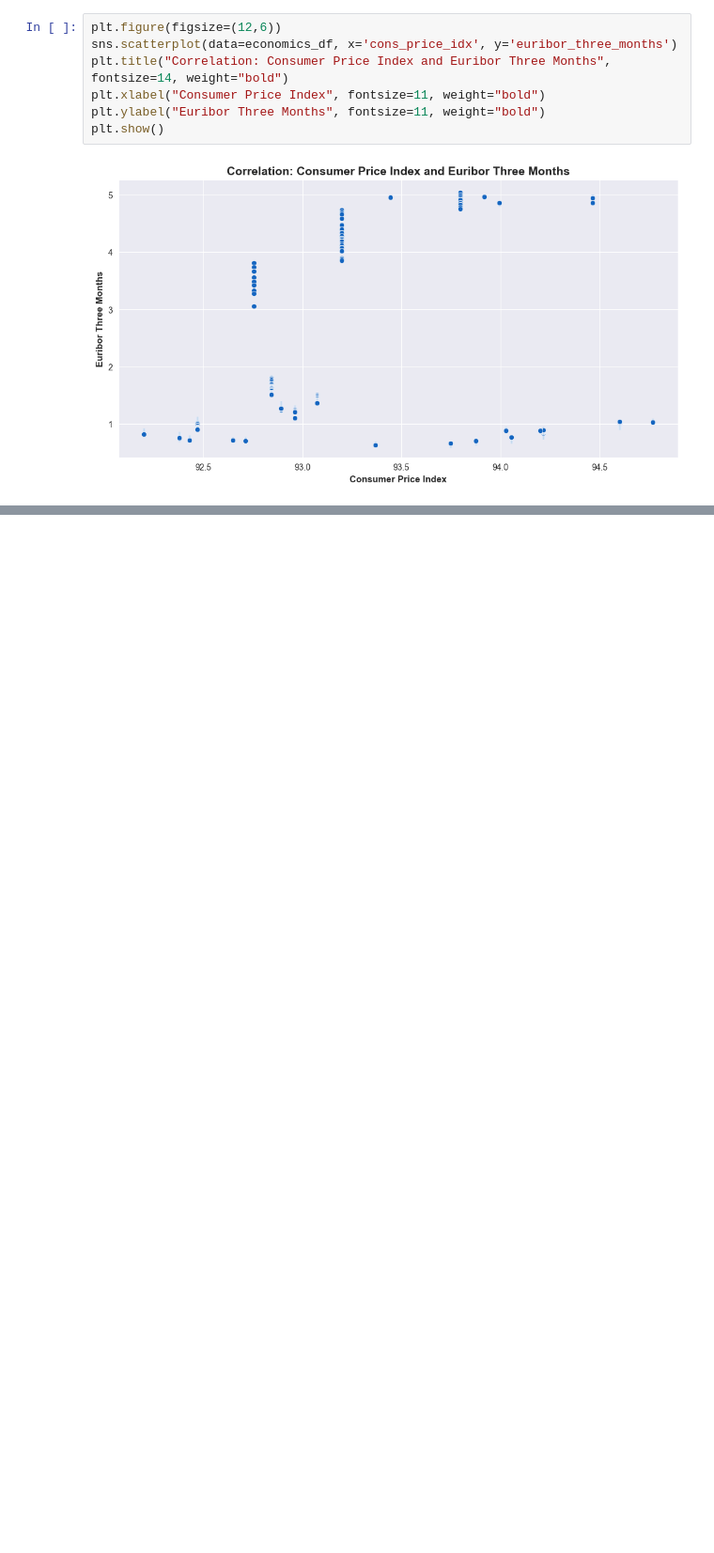
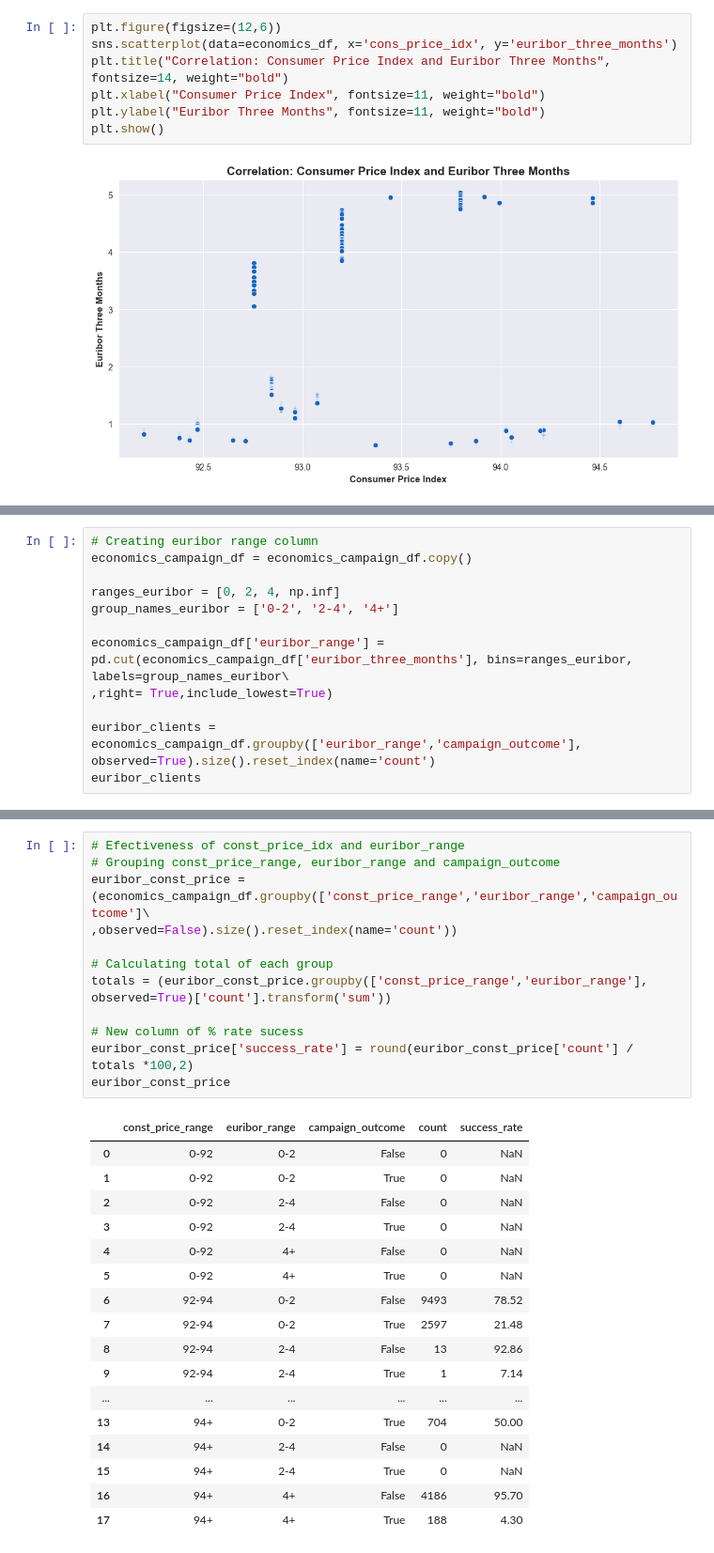
Before and after one commit to StephanieApaza/Bank_marketing_campaign, a Jupyter notebook: bank_marketing/bank_marketing.ipynb, the cells around one changed output, grey strips where cells are left out. Shown at 94% size. Saved outputs shown, nothing was run; the diff lists cells and outputs as text; blank space fills up the shorter version.

```diff
--- a/bank_marketing/bank_marketing.ipynb
+++ b/bank_marketing/bank_marketing.ipynb
@@ -791,0 +820,12 @@ plt.show()
+# %%
+# Creating euribor range column
+economics_campaign_df = economics_campaign_df.copy()
+
+ranges_euribor = [0, 2, 4, np.inf]
+group_names_euribor = ['0-2', '2-4', '4+']
+
+economics_campaign_df['euribor_range'] = pd.cut(economics_campaign_df['euribor_three_months'], bins=ranges_euribor, labels=group_names_euribor\
+,right= True,include_lowest=True)
+
+euribor_clients = economics_campaign_df.groupby(['euribor_range','campaign_outcome'], observed=True).size().reset_index(name='count')
+euribor_clients
@@ -791,0 +875,30 @@ plt.show()
+# %%
+# Efectiveness of const_price_idx and euribor_range
+# Grouping const_price_range, euribor_range and campaign_outcome
+euribor_const_price = (economics_campaign_df.groupby(['const_price_range','euribor_range','campaign_outcome']\
+,observed=False).size().reset_index(name='count'))
+
+# Calculating total of each group
+totals = (euribor_const_price.groupby(['const_price_range','euribor_range'], observed=True)['count'].transform('sum'))
+
+# New column of % rate sucess
+euribor_const_price['success_rate'] = round(euribor_const_price['count'] / totals *100,2)
+euribor_const_price
+# %% [output]
+|  | const_price_range | euribor_range | campaign_outcome | count | success_rate |
+| 0 | 0-92 | 0-2 | False | 0 | NaN |
+| 1 | 0-92 | 0-2 | True | 0 | NaN |
+| 2 | 0-92 | 2-4 | False | 0 | NaN |
+| 3 | 0-92 | 2-4 | True | 0 | NaN |
+| 4 | 0-92 | 4+ | False | 0 | NaN |
+| 5 | 0-92 | 4+ | True | 0 | NaN |
+| 6 | 92-94 | 0-2 | False | 9493 | 78.52 |
+| 7 | 92-94 | 0-2 | True | 2597 | 21.48 |
+| 8 | 92-94 | 2-4 | False | 13 | 92.86 |
+| 9 | 92-94 | 2-4 | True | 1 | 7.14 |
+| ... | ... | ... | ... | ... | ... |
+| 13 | 94+ | 0-2 | True | 704 | 50.00 |
+| 14 | 94+ | 2-4 | False | 0 | NaN |
+| 15 | 94+ | 2-4 | True | 0 | NaN |
+| 16 | 94+ | 4+ | False | 4186 | 95.70 |
+| 17 | 94+ | 4+ | True | 188 | 4.30 |
```
Also changed, not shown: parts of 10 cells of this notebook.
